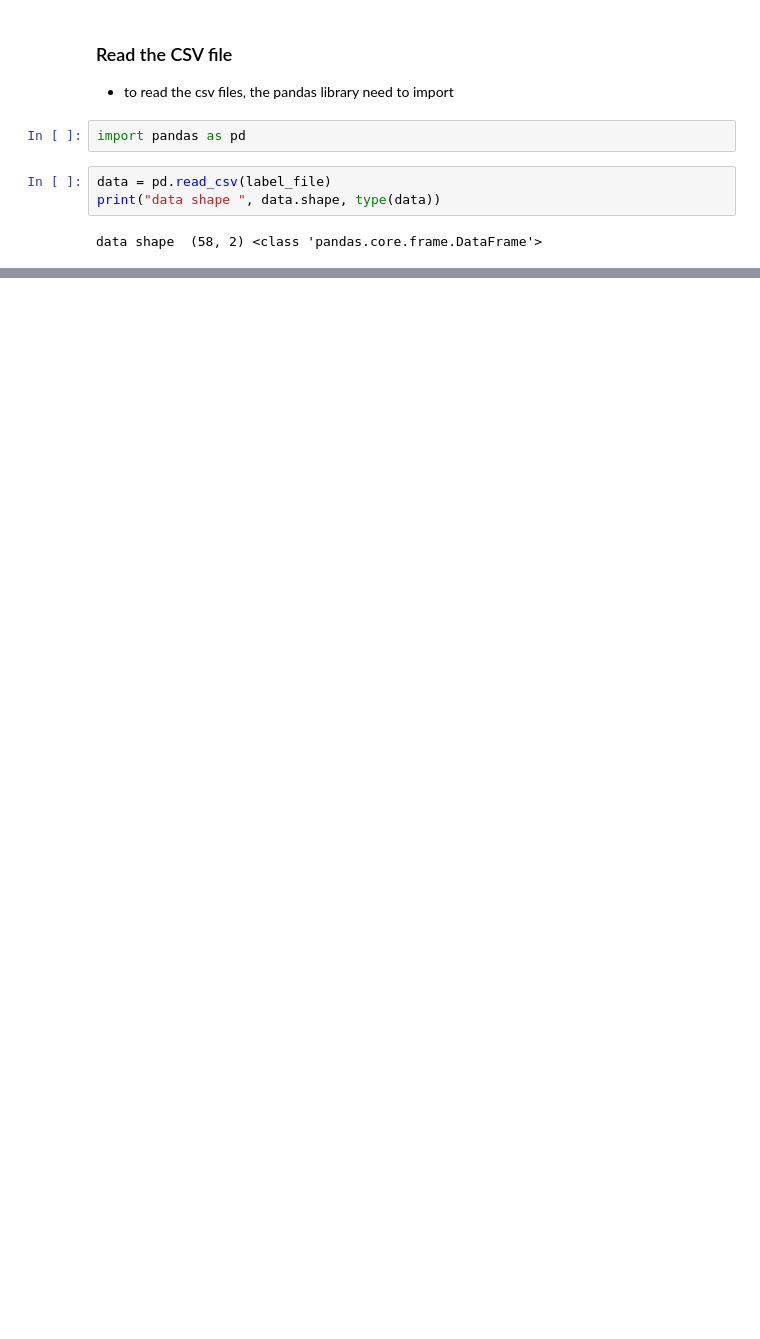
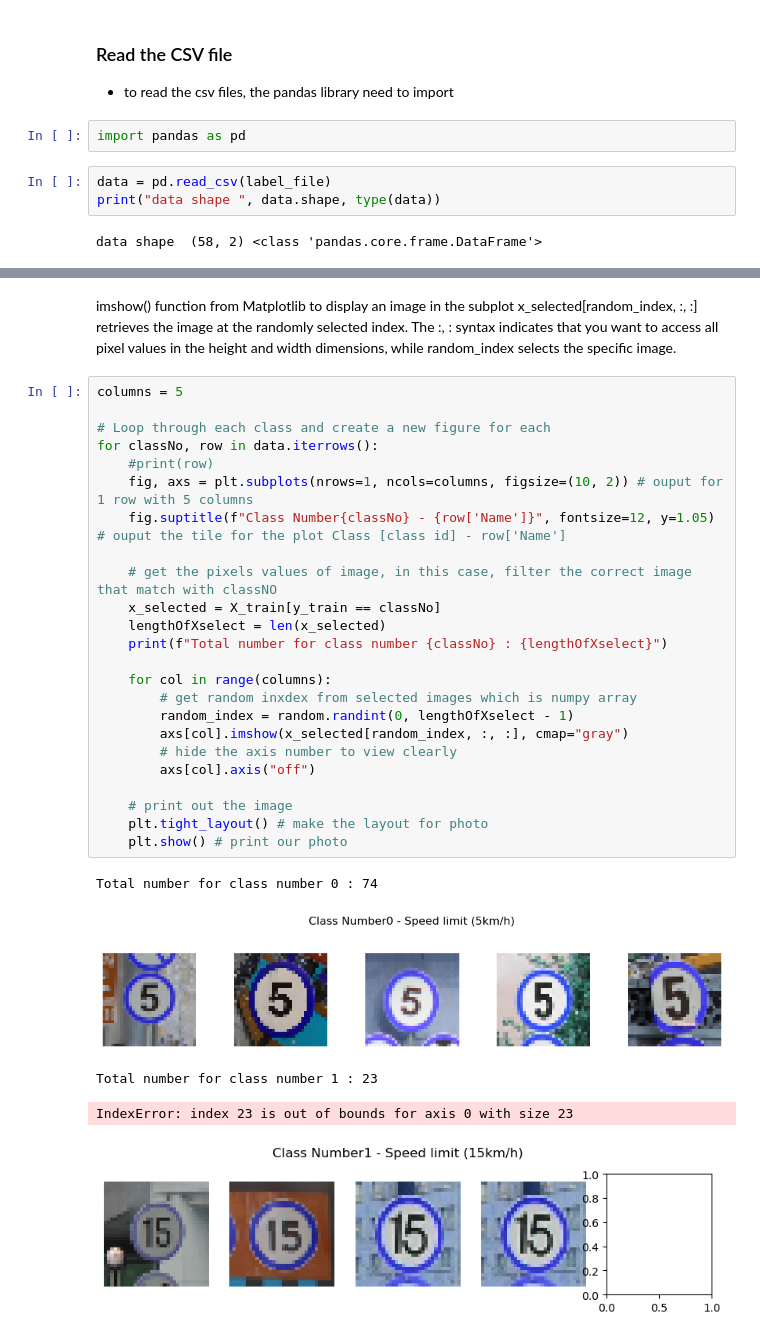
Before and after one commit to AungChan40685540/Traffic_Sign_40685540, a Jupyter notebook: TrafficSign_result.ipynb, the cells around one changed output, grey strips where cells are left out. Drawn from its saved outputs; the diff is of its cells as text; blank space fills up the shorter version.

Commit message:
View the 5 images for each class

```diff
--- a/TrafficSign_result.ipynb
+++ b/TrafficSign_result.ipynb
@@ -239,0 +298,33 @@ data shape  (58, 2) <class 'pandas.core.frame.DataFrame'>
+# %% [markdown]
+imshow() function from Matplotlib to display an image in the subplot
+x_selected[random_index, :, :] retrieves the image at the randomly selected index. The :, : syntax indicates that you want to access all pixel values in the height and width dimensions, while random_index selects the specific image.
+# %%
+columns = 5
+
+# Loop through each class and create a new figure for each
+for classNo, row in data.iterrows():
+    #print(row)
+    fig, axs = plt.subplots(nrows=1, ncols=columns, figsize=(10, 2)) # ouput for 1 row with 5 columns
+    fig.suptitle(f"Class Number{classNo} - {row['Name']}", fontsize=12, y=1.05) # ouput the tile for the plot Class [class id] - row['Name']
+
+    # get the pixels values of image, in this case, filter the correct image that match with classNO
+    x_selected = X_train[y_train == classNo]
+    lengthOfXselect = len(x_selected)
+    print(f"Total number for class number {classNo} : {lengthOfXselect}")
+
+    for col in range(columns):
+        # get random inxdex from selected images which is numpy array
+        random_index = random.randint(0, lengthOfXselect - 1)
+        axs[col].imshow(x_selected[random_index, :, :], cmap="gray")
+        # hide the axis number to view clearly
+        axs[col].axis("off")
+
+    # print out the image
+    plt.tight_layout() # make the layout for photo
+    plt.show() # print our photo
+# %% [output]
+Total number for class number 0 : 74
+[figure, added]
+Total number for class number 1 : 23
+IndexError: index 23 is out of bounds for axis 0 with size 23
+[figure, added]
```
Also changed, not shown: parts of 10 cells of this notebook.
